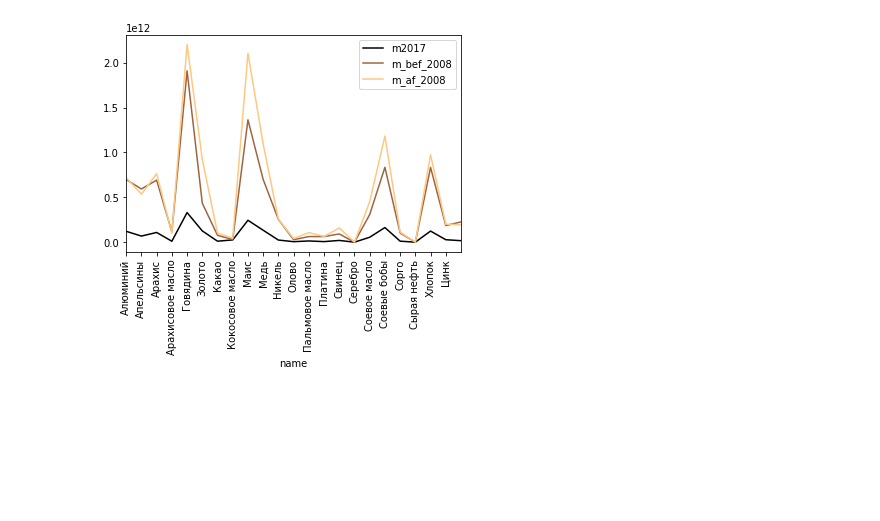
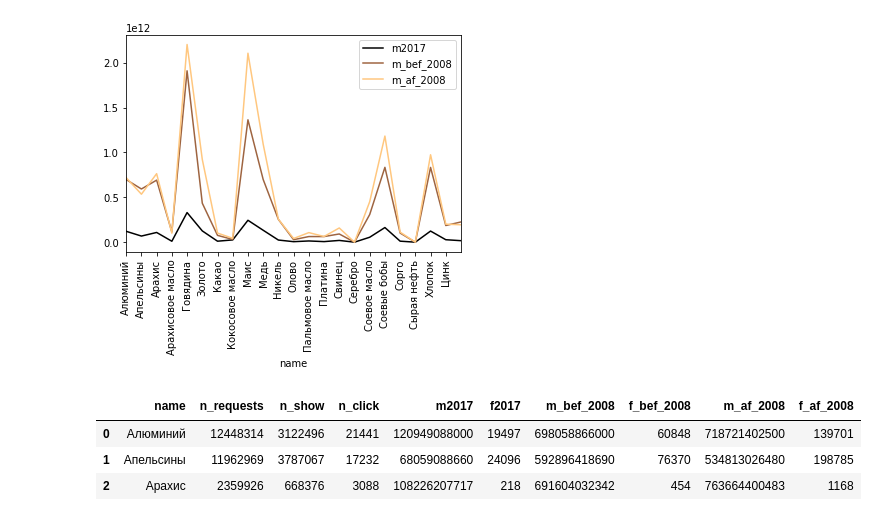
Before and after one commit to pallada-92/MMarketSizePrediction, a Jupyter notebook: models_jupyter/Collapsed_data_Yandex_metrics_work.ipynb, the cells around one changed output. Saved outputs shown, nothing was run; the diff lists cells and outputs as text; code cells hidden in the pictures; blank space fills up the shorter version.

```diff
--- a/models_jupyter/Collapsed_data_Yandex_metrics_work.ipynb
+++ b/models_jupyter/Collapsed_data_Yandex_metrics_work.ipynb
@@ -209,3 +209,10 @@ plt.xticks(a, list(data_market.name.unique()), rotation='vertical')
 plt.show()
 # %% [output]
 [figure]
+# %%
+data_market.head(3)
+# %% [output]
+|  | name | n_requests | n_show | n_click | m2017 | f2017 | m_bef_2008 | f_bef_2008 | m_af_2008 | f_af_2008 |
+| 0 | Алюминий | 12448314 | 3122496 | 21441 | 120949088000 | 19497 | 698058866000 | 60848 | 718721402500 | 139701 |
+| 1 | Апельсины | 11962969 | 3787067 | 17232 | 68059088660 | 24096 | 592896418690 | 76370 | 534813026480 | 198785 |
+| 2 | Арахис | 2359926 | 668376 | 3088 | 108226207717 | 218 | 691604032342 | 454 | 763664400483 | 1168 |
```
Also changed, not shown: parts of 8 cells of this notebook, 3 other files.
